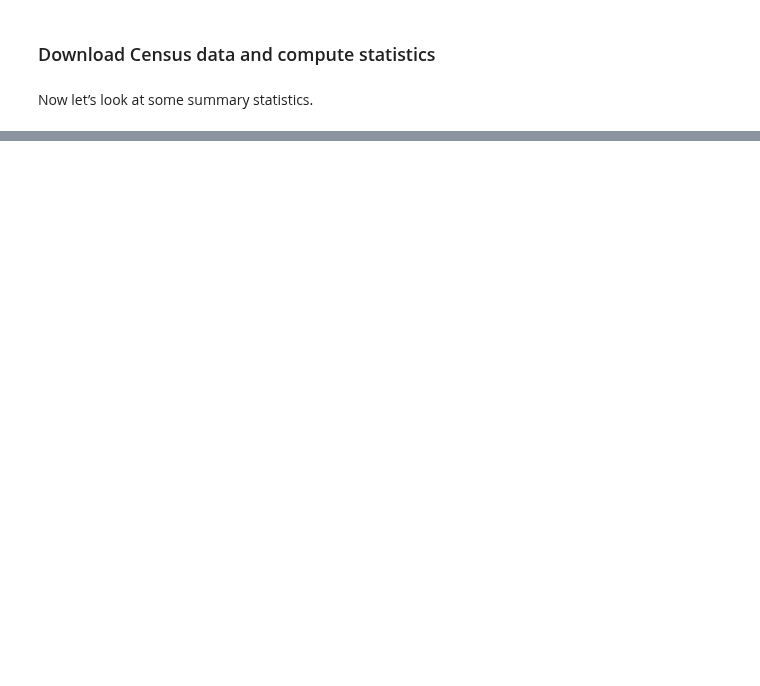
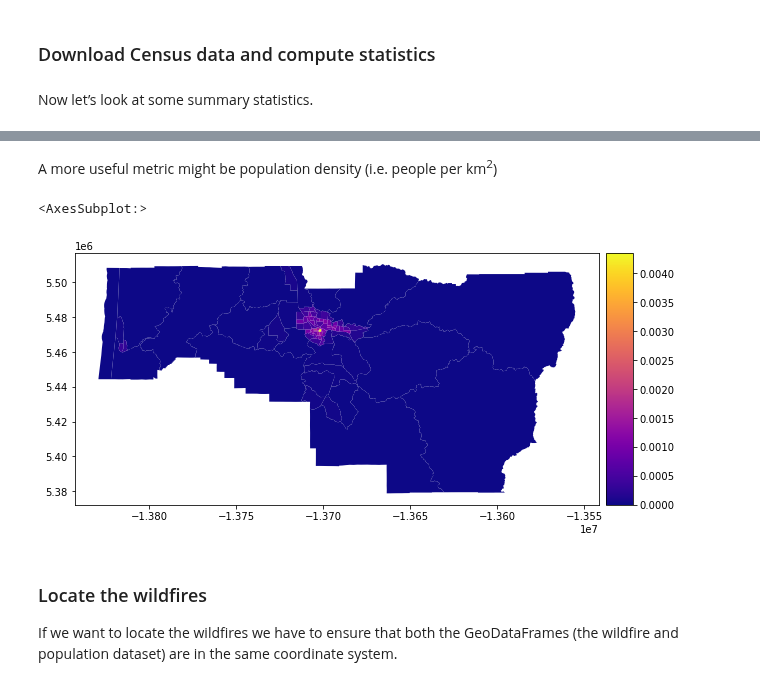
Before and after one commit to JohnnyRyan1/geospatial-data-science, a Jupyter notebook: labs/lab2/02_wildfires_in_lane_county.ipynb, the cells around one changed output, grey strips where cells are left out. Saved outputs shown, nothing was run; the diff lists cells and outputs as text; code cells hidden in the pictures; blank space fills up the shorter version.

```diff
--- a/labs/lab2/02_wildfires_in_lane_county.ipynb
+++ b/labs/lab2/02_wildfires_in_lane_county.ipynb
@@ -401,0 +386,22 @@ But it is sometimes useful to export the data for viewing in GIS software.
+# %% [markdown]
+A more useful metric might be population density (i.e. people per km<sup>2</sup>)
+# %%
+lane_pop['pop_density'] = lane['B01003_001E'] / lane['geometry'].area
+
+from mpl_toolkits.axes_grid1 import make_axes_locatable
+
+# Plot map
+f, ax = plt.subplots(1, 1, figsize=(10,10))
+
+# These two lines make the colorbar the same size as the axes.
+divider = make_axes_locatable(ax)
+cax = divider.append_axes("right", size="5%", pad=0.1)
+
+lane_pop.plot('pop_density', ax=ax, cmap='plasma', legend=True, cax=cax)
+# %% [output]
+<AxesSubplot:>
+[figure, added]
+# %% [markdown]
+### Locate the wildfires
+
+If we want to locate the wildfires we have to ensure that both the GeoDataFrames (the wildfire and population dataset) are in the same coordinate system.
```
Also changed, not shown: parts of 25 cells of this notebook, 3 other files.
